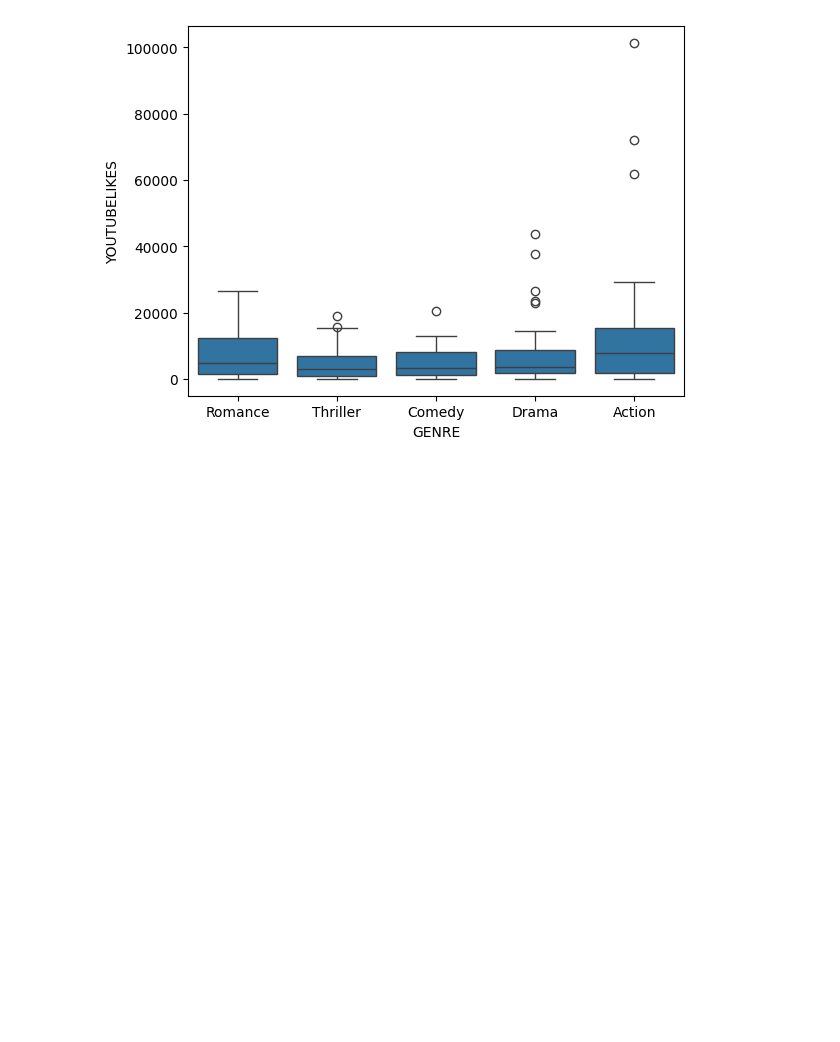
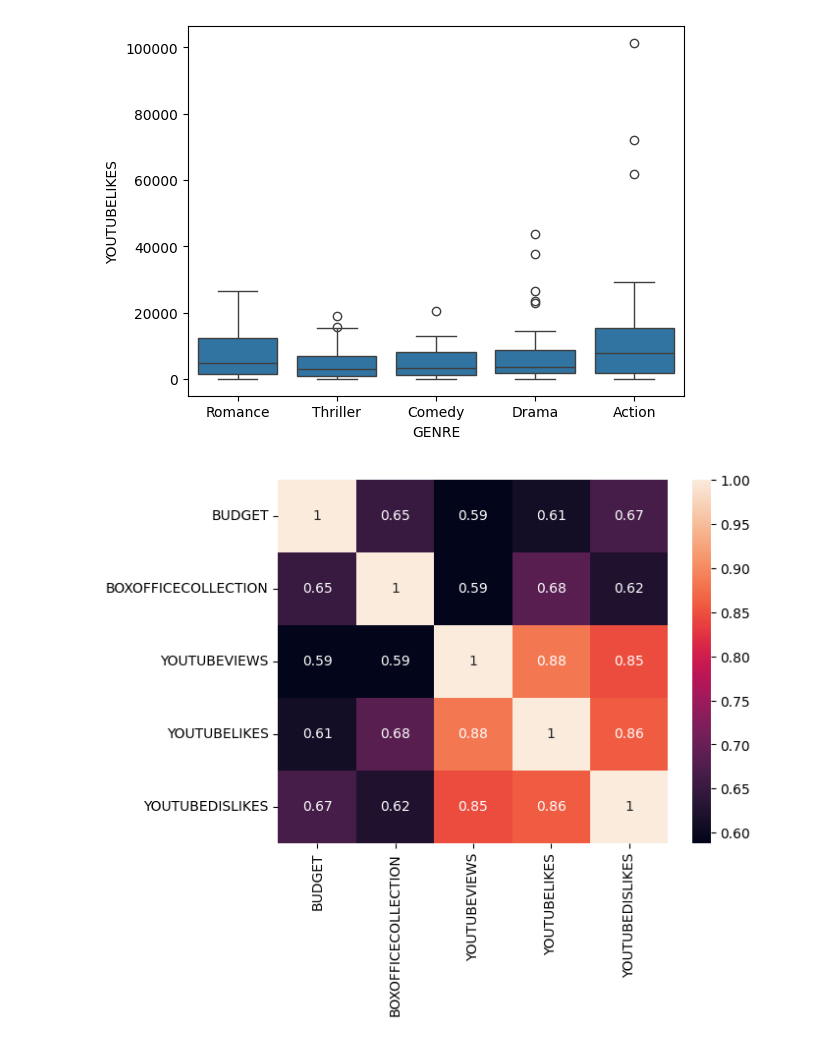
Before and after one commit to Vishal80990/Bollywood_Movie_and_SA_Heart_Data_Analysis, a Jupyter notebook: Untitled.ipynb, the cells around one changed output. Saved outputs shown, nothing was run; the diff lists cells and outputs as text; code cells hidden in the pictures; blank space fills up the shorter version.

```diff
--- a/Untitled.ipynb
+++ b/Untitled.ipynb
@@ -209,5 +209,7 @@ sn.boxplot(x='GENRE',y='YOUTUBELIKES',data=bolly_df);
 [figure]
 # %%
 # Which of the variables among Budget, BoxOfficeCollection, YoutubeView, YoutubeLikes, YoutubeDislikes are highly correlated? Note: Draw pair plot or heatmap.
-feature_corre = ['BUDGET','BOXOFFICECOLLECTION','YOUTUBEVIEWS','YOUTUBELIKES','YoutubeDislikes']
+feature_corre = ['BUDGET','BOXOFFICECOLLECTION','YOUTUBEVIEWS','YOUTUBELIKES','YOUTUBEDISLIKES']
 sn.heatmap(bolly_df[feature_corre].corr(),annot=True);
+# %% [output]
+[figure, added]
```
Also changed, not shown: parts of 1 cell of this notebook.
